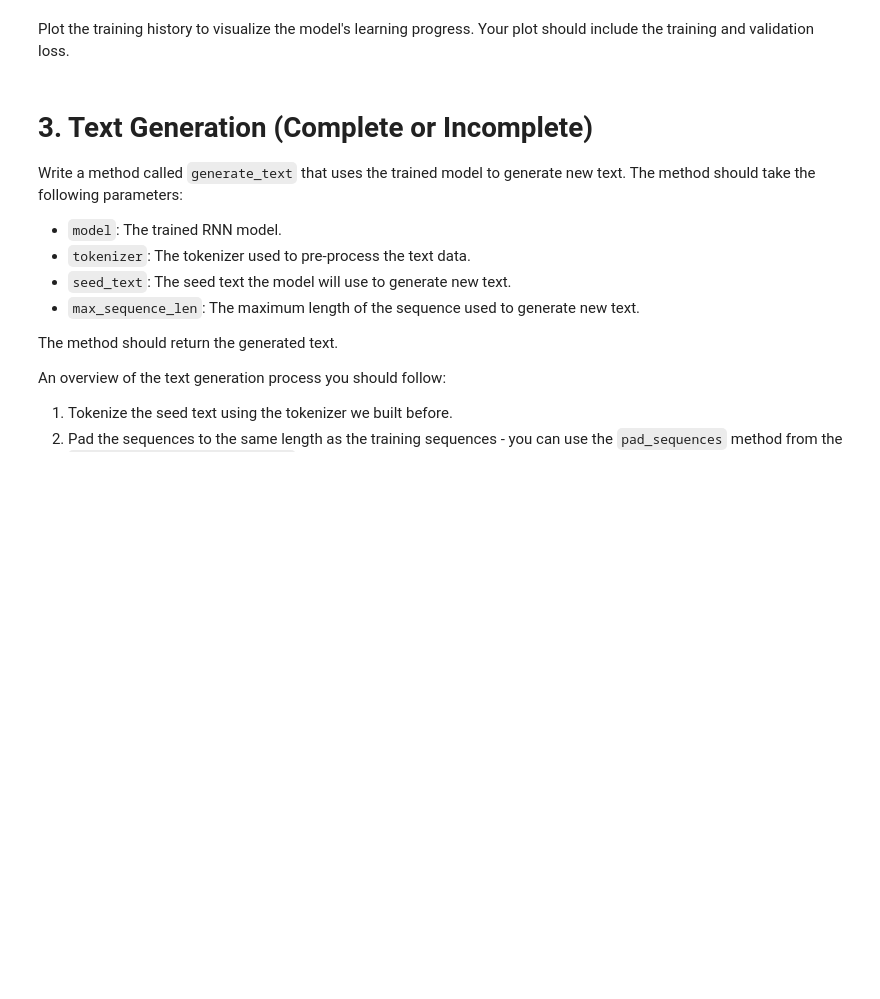
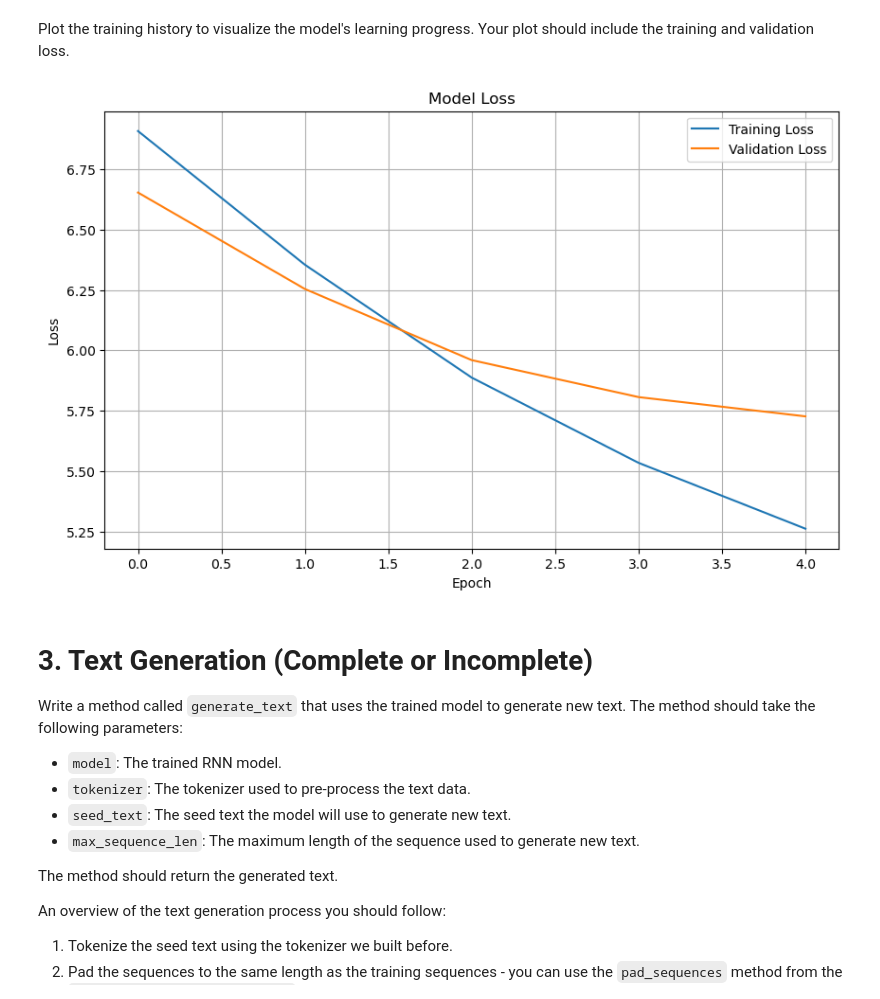
Before and after one commit to melihalan/deep_learning, a Jupyter notebook: 02_activities/assignments/assignment_2.ipynb, the cells around one changed output. Saved outputs shown, nothing was run; the diff lists cells and outputs as text; code cells hidden in the pictures; blank space fills up the shorter version.

```diff
--- a/02_activities/assignments/assignment_2.ipynb
+++ b/02_activities/assignments/assignment_2.ipynb
@@ -198,17 +198,13 @@ Define the architecture of your RNN model. You can design it however you like, b
 *   A dense layer with a softmax activation function. This layer will output a probability distribution over the vocabulary, so that the model can make predictions about the next token.
 # %%
 from keras.models import Sequential
-from keras.layers import Embedding, LSTM, Dense, Dropout
+from keras.layers import Embedding, LSTM, Dense
 
 model = Sequential([
-    Embedding(VOCAB_SIZE, EMBEDDING_DIM=128, input_length=SEQ_LENGTH),  # Embedding layer
-    LSTM(256, return_sequences=True),  # LSTM layer with 256 units
-    LSTM(128),  # Another LSTM layer with 128 units
-    Dense(VOCAB_SIZE, activation='softmax')  # Output layer with softmax activation
+    Embedding(input_dim=VOCAB_SIZE, output_dim=128, input_length=SEQ_LENGTH),  # Embedding layer
+    LSTM(128, return_sequences=False),  # Recurrent layer(LSTM)
+    Dense(VOCAB_SIZE, activation='softmax')  # Dense layer with softmax activation
 ])
-
-# Print model summary
-model.summary()
 
 # Check if the model has layers before trying to print the summary
 if len(model.layers) > 0:
@@ -230,7 +240,9 @@ Give a short explanation of your choice of loss function and optimizer:
 # %%
 # Your code here
 
-model.compile(loss='categorical_crossentropy', optimizer='adam', metrics=['accuracy'])
+from keras.optimizers.legacy import Adam
+
+model.compile(loss='categorical_crossentropy', optimizer=Adam(learning_rate=0.001), metrics=['accuracy'])
 # %% [markdown]
 ## 2.3 Model Training
 
@@ -247,16 +270,19 @@ Plot the training history to visualize the model's learning progress. Your plot
 # %%
 import matplotlib.pyplot as plt
 
 # Your code here
 
-# Plot the training history
+plt.figure(figsize=(10, 6))
 plt.plot(history.history['loss'], label='Training Loss')
 plt.plot(history.history['val_loss'], label='Validation Loss')
-
+plt.title('Model Loss')
 plt.xlabel('Epoch')
 plt.ylabel('Loss')
-plt.legend()
+plt.legend(loc='upper right')
+plt.grid(True)
 plt.show()
+# %% [output]
+[figure, added]
 # %% [markdown]
 # 3. Text Generation (Complete or Incomplete)
 
```
Also changed, not shown: parts of 2 cells of this notebook.
